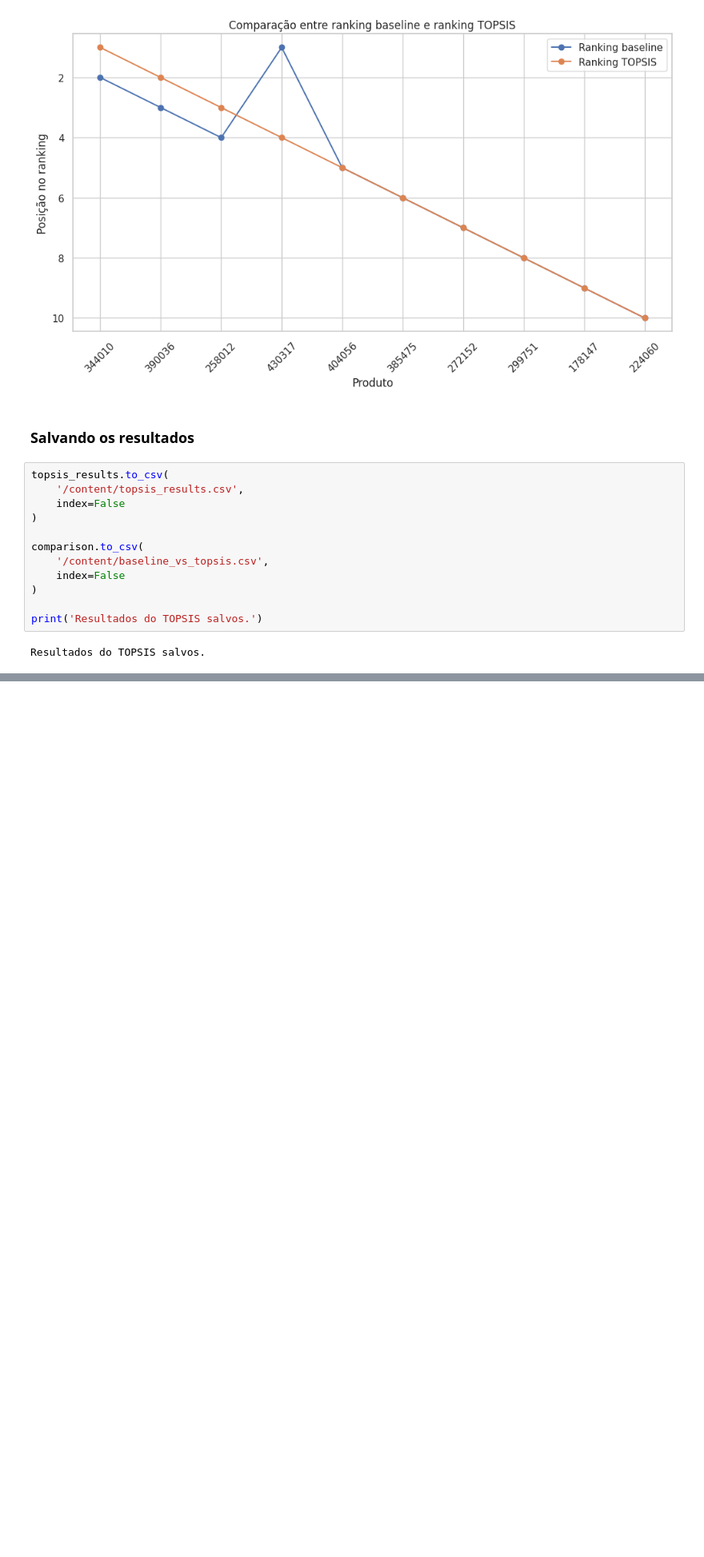
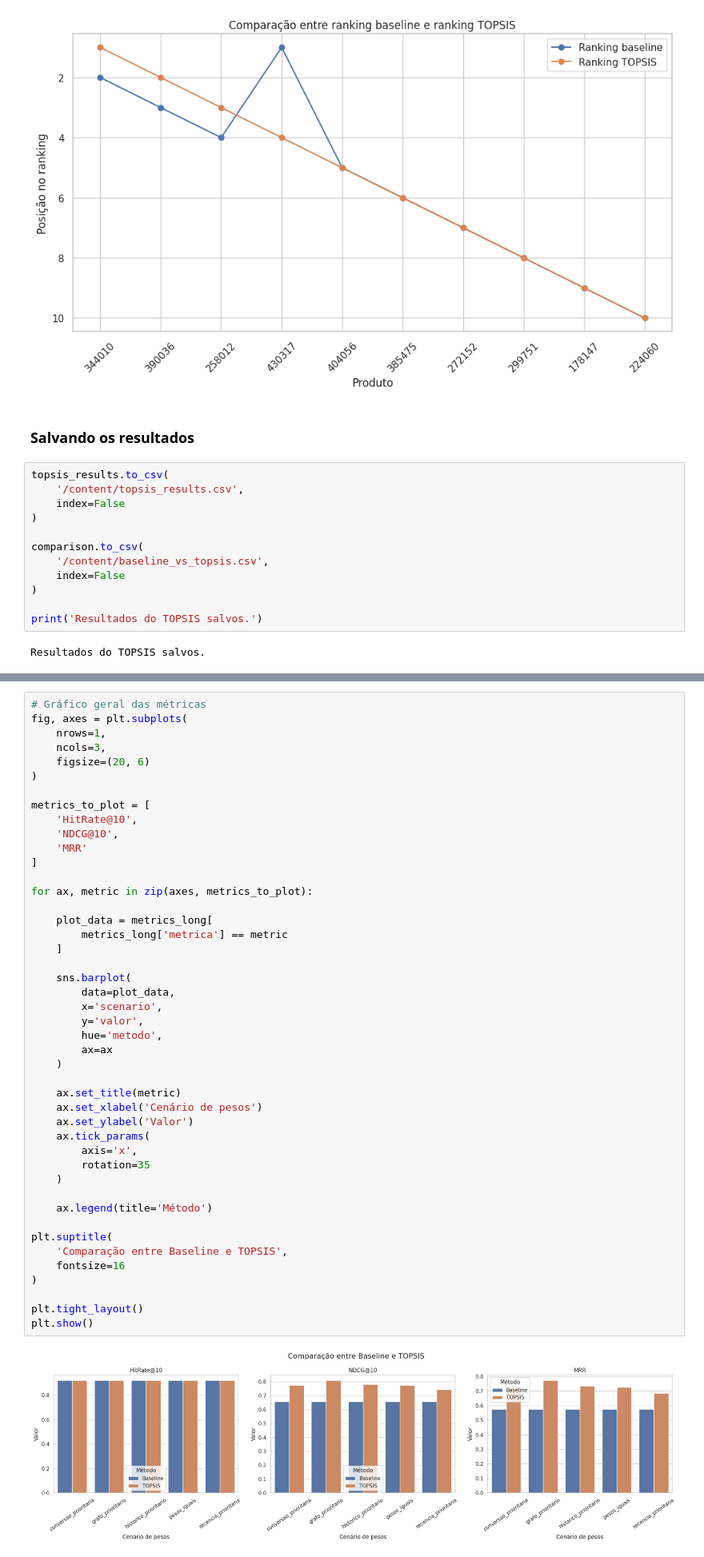
Before and after one commit to sandydiamantino/retailrocket-topsis, a Jupyter notebook: retailrocket_topsis.ipynb, the cells around one changed output, grey strips where cells are left out. Shown at 80% size. Saved outputs shown, nothing was run; the diff lists cells and outputs as text; blank space fills up the shorter version.

```diff
--- a/retailrocket_topsis.ipynb
+++ b/retailrocket_topsis.ipynb
@@ -2026,0 +3528,47 @@ Resultados do TOPSIS salvos.
+# %%
+# Gráfico geral das métricas
+fig, axes = plt.subplots(
+    nrows=1,
+    ncols=3,
+    figsize=(20, 6)
+)
+
+metrics_to_plot = [
+    'HitRate@10',
+    'NDCG@10',
+    'MRR'
+]
+
+for ax, metric in zip(axes, metrics_to_plot):
+
+    plot_data = metrics_long[
+        metrics_long['metrica'] == metric
+    ]
+
+    sns.barplot(
+        data=plot_data,
+        x='scenario',
+        y='valor',
+        hue='metodo',
+        ax=ax
+    )
+
+    ax.set_title(metric)
+    ax.set_xlabel('Cenário de pesos')
+    ax.set_ylabel('Valor')
+    ax.tick_params(
+        axis='x',
+        rotation=35
+    )
+
+    ax.legend(title='Método')
+
+plt.suptitle(
+    'Comparação entre Baseline e TOPSIS',
+    fontsize=16
+)
+
+plt.tight_layout()
+plt.show()
+# %% [output]
+[figure, added]
```
Also changed, not shown: parts of 44 cells of this notebook.
